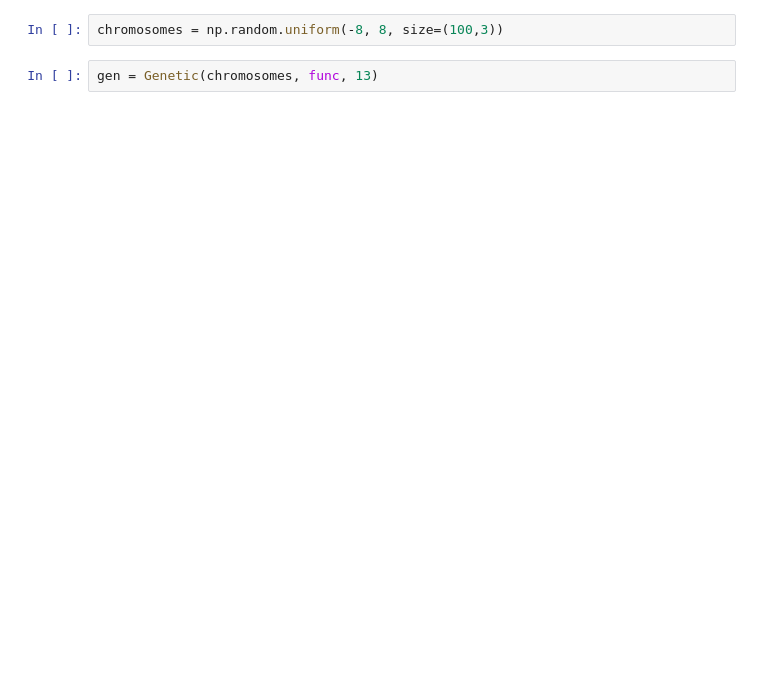
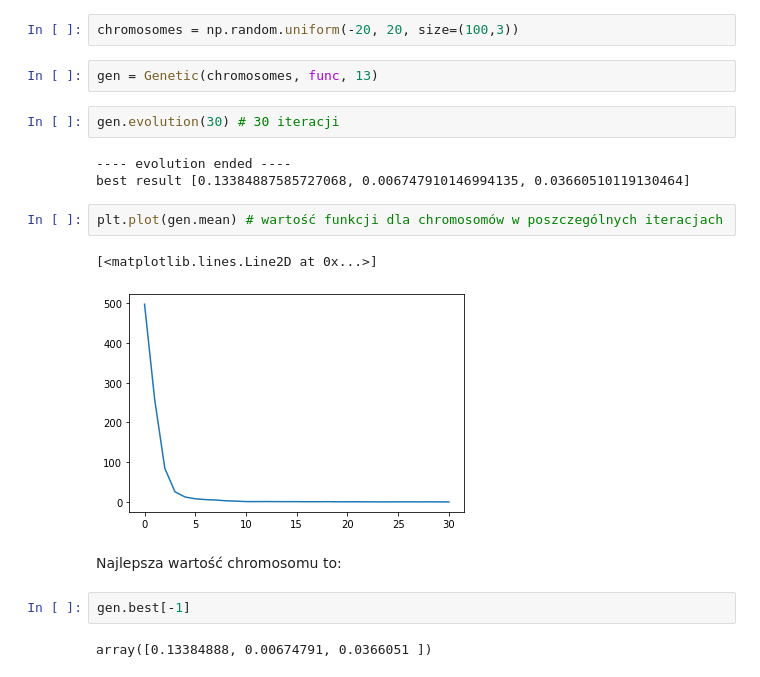
Before and after one commit to jakwisn/metody_inteligencji_obliczeniowej, a Jupyter notebook: zadania/Genetic.ipynb, the cells around one changed output. Drawn from its saved outputs; the diff is of its cells as text; blank space fills up the shorter version.

```diff
--- a/zadania/Genetic.ipynb
+++ b/zadania/Genetic.ipynb
@@ -75,6 +80,22 @@ def func(a):
     z = a[2]
     return 1/(x**2 + y**2 + 2*z**2)
 # %%
-chromosomes = np.random.uniform(-8, 8, size=(100,3))
+chromosomes = np.random.uniform(-20, 20, size=(100,3))
 # %%
 gen = Genetic(chromosomes, func, 13)
+# %%
+gen.evolution(30) # 30 iteracji
+# %% [output]
+---- evolution ended ----
+best result [0.13384887585727068, 0.006747910146994135, 0.03660510119130464]
+# %%
+plt.plot(gen.mean) # wartość funkcji dla chromosomów w poszczególnych iteracjach
+# %% [output]
+[<matplotlib.lines.Line2D at 0x...>]
+[figure, added]
+# %% [markdown]
+Najlepsza wartość chromosomu to:
+# %%
+gen.best[-1]
+# %% [output]
+array([0.13384888, 0.00674791, 0.0366051 ])
```
Also changed, not shown: parts of 21 cells of this notebook.
